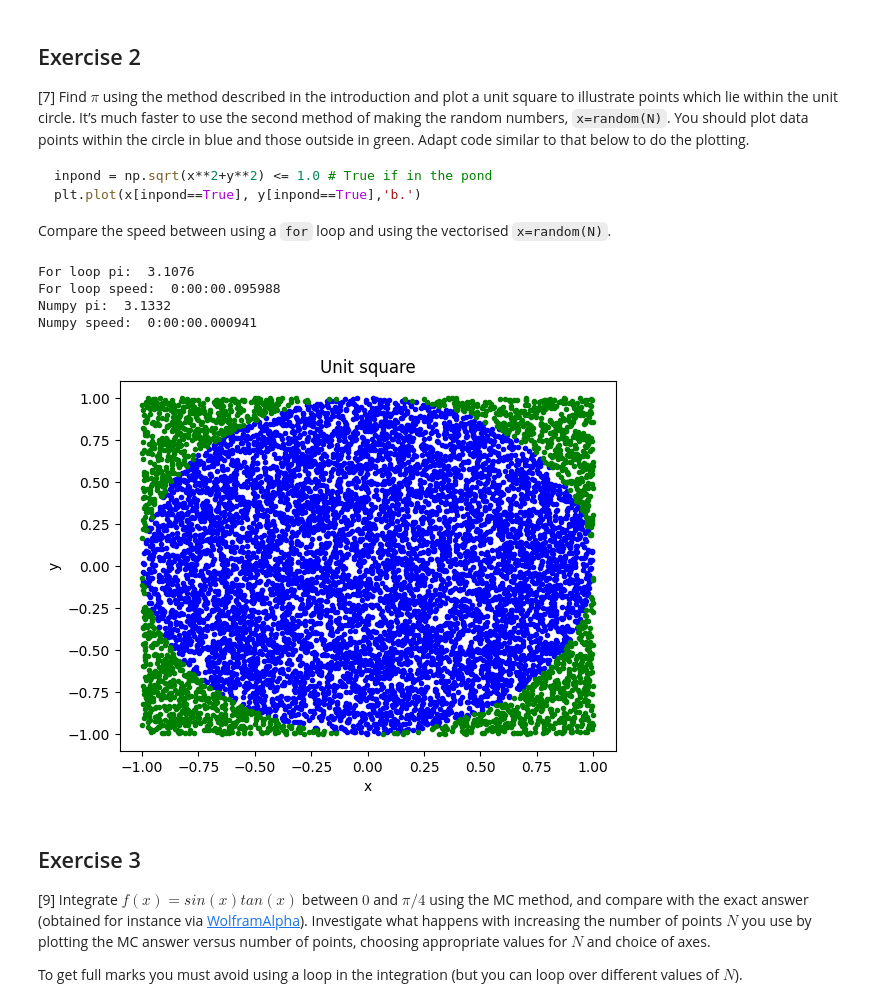
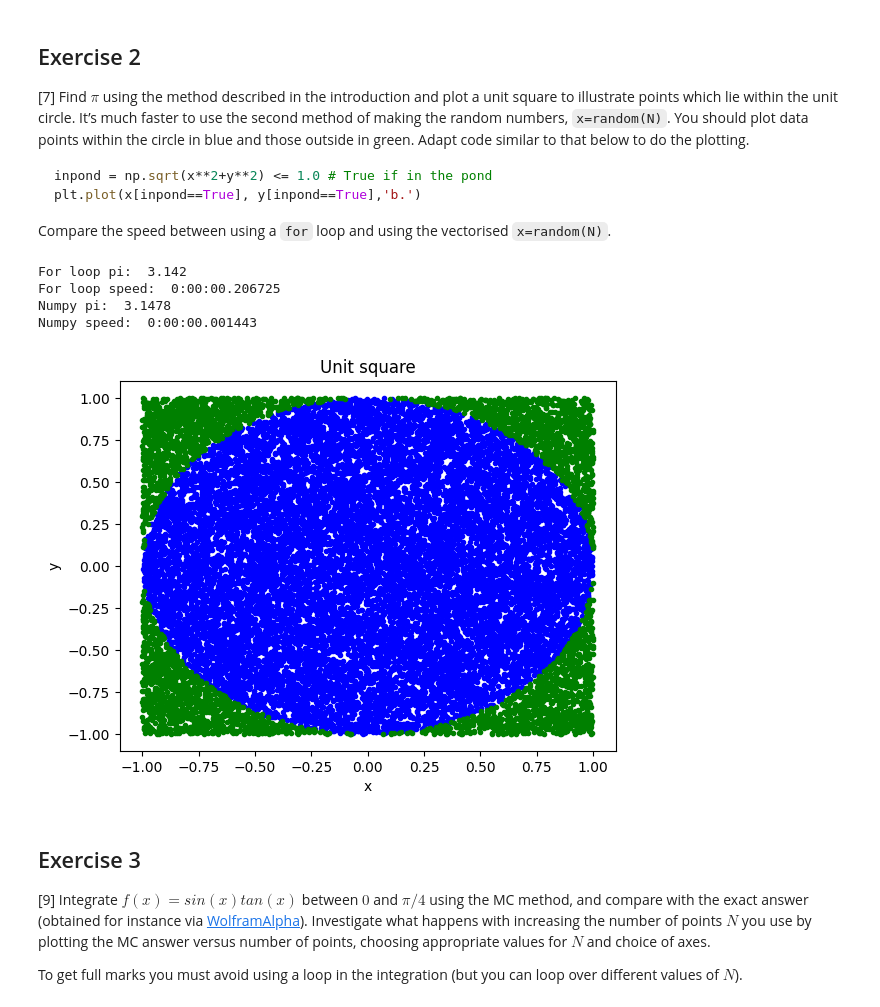
Before and after one commit to PX2145-2025/week-6-b-Whittle-Keenan, a Jupyter notebook: Monte_Carlo.ipynb, the cells around one changed output. Saved outputs shown, nothing was run; the diff lists cells and outputs as text; code cells hidden in the pictures.

```diff
--- a/Monte_Carlo.ipynb
+++ b/Monte_Carlo.ipynb
@@ -214,42 +216,42 @@ plt.plot(x[inpond==True], y[inpond==True],'b.')
  Compare the speed between using a `for` loop and using the vectorised `x=random(N)`.
 # %%
 # Determine pi using FOR LOOP
-N = 10000
+N = 20000
 start = datetime.now()
 n = 0
 for i in range(N):
     x,y = 2*np.random.rand(2) - 1
     r = np.sqrt(x**2 + y**2)
     if r <= 1.0:
         n += 1
 pi = 4*n/N
 print('For loop pi: ', pi)
 print('For loop speed: ', datetime.now() - start)
 
 # Determine pi using VECTORISED RANDOM
 start = datetime.now()
 x,y = 2*np.random.rand(2,N) - 1
 r = np.sqrt(x**2 + y**2)
 n = np.sum(r <= 1.0)
 pi = 4*n/N
 print('Numpy pi: ', pi)
 print('Numpy speed: ', datetime.now() - start)
 
 
 # Plot unit square
 inpond = np.sqrt(x**2+y**2) <= 1.0 # True if in the pond
 plt.plot(x[inpond==True], y[inpond==True],'b.')
 plt.plot(x[inpond==False], y[inpond==False],'g.')
 plt.title('Unit square')
 plt.xlabel('x')
 plt.ylabel('y')
 plt.show()
 # %% [output]
-For loop pi:  3.1076
-For loop speed:  0:00:00.095988
-Numpy pi:  3.1332
-Numpy speed:  0:00:00.000941
+For loop pi:  3.142
+For loop speed:  0:00:00.206725
+Numpy pi:  3.1478
+Numpy speed:  0:00:00.001443
-[figure, old version]
+[figure, new version]
 # %% [markdown]
 ## Exercise 3
 
```
Also changed, not shown: parts of 2 cells of this notebook.
